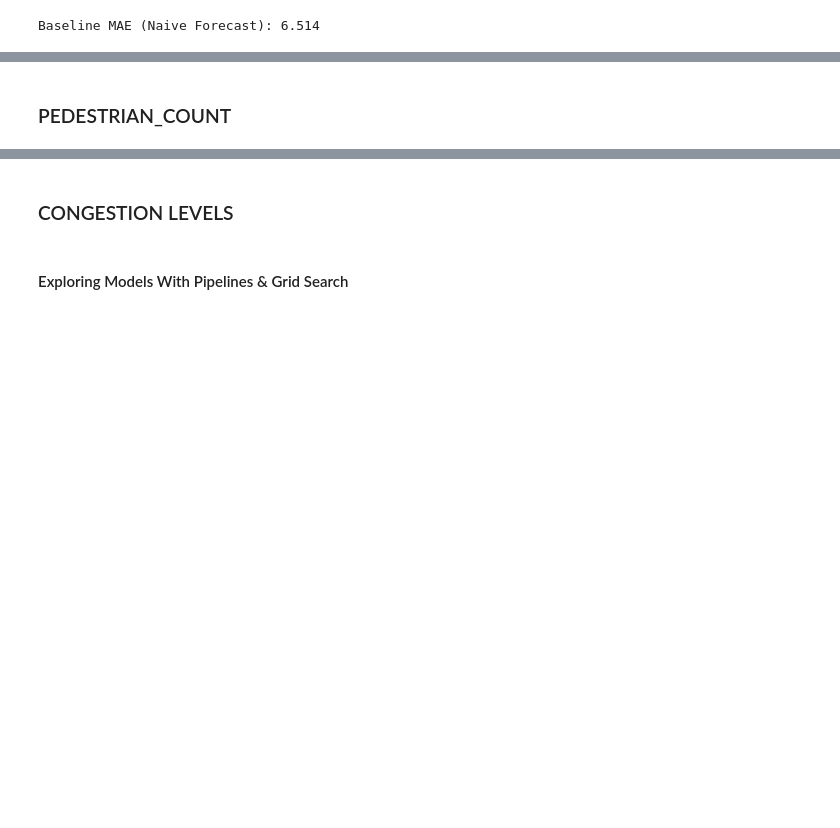
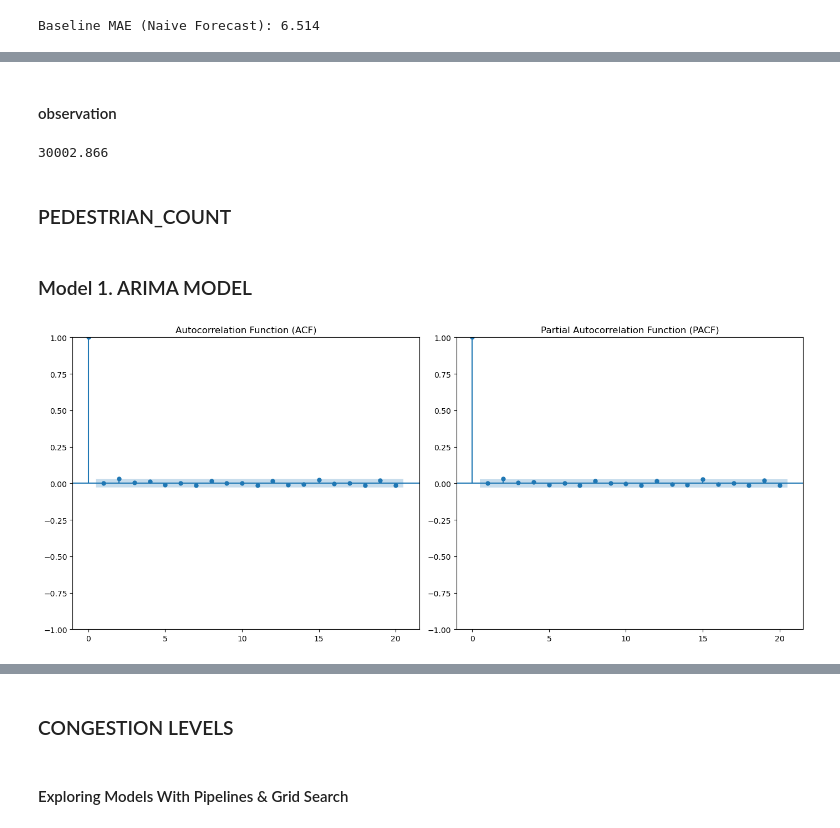
Before and after one commit to Kamaukaguru/Traffic-analysis-project, a Jupyter notebook: Index.ipynb, the cells around one changed output, grey strips where cells are left out. Drawn from its saved outputs; the diff is of its cells as text; code cells hidden in the pictures; blank space fills up the shorter version.

```diff
--- a/Index.ipynb
+++ b/Index.ipynb
@@ -574,2 +747,31 @@ Baseline MAE (Naive Forecast): 6.514
+# %% [markdown]
+#### observation
+# %%
+# Calculating AIC value
+aic_value = 30002.866
+aic_value
+# %% [output]
+30002.866
 # %% [markdown]
 ### PEDESTRIAN_COUNT
+# %% [markdown]
+### Model 1. ARIMA MODEL
+# %%
+pedestrian_count = cleaned_data["pedestrian_count"]
+# Plot the ACF and PACF
+plt.figure(figsize=(14, 6))
+
+# ACF plot
+plt.subplot(121)
+plot_acf(pedestrian_count, lags=20, ax=plt.gca())
+plt.title('Autocorrelation Function (ACF)')
+
+# PACF plot
+plt.subplot(122)
+plot_pacf(pedestrian_count, lags=20, ax=plt.gca())
+plt.title('Partial Autocorrelation Function (PACF)')
+
+plt.tight_layout()
+plt.show()
+# %% [output]
+[figure, added]
```
Also changed, not shown: parts of 24 cells of this notebook.
